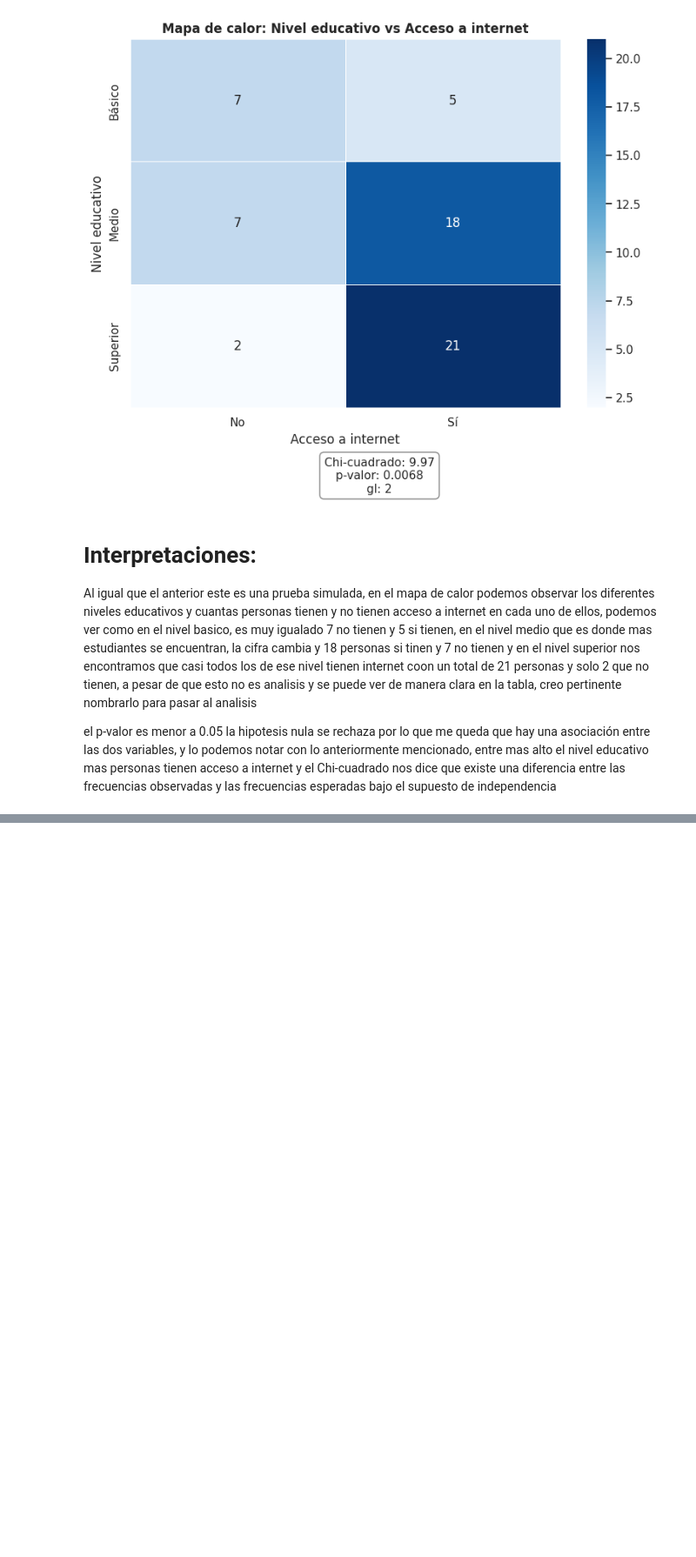
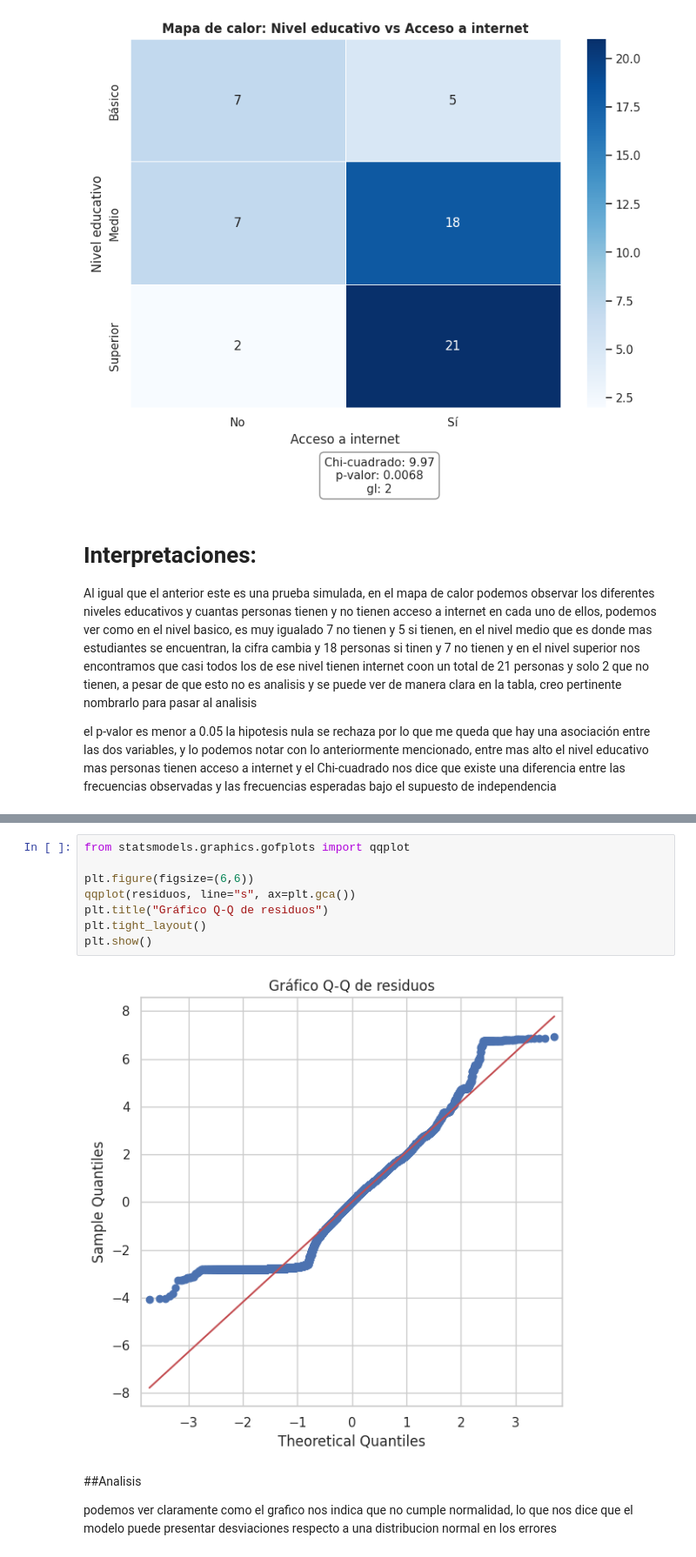
Before and after one commit to cmosquera15/Entregas-Fundamentos-de-Ciencia-de-Datos-2026.1, a Jupyter notebook: sesiones_practicas/sp_2_jose_miguel_correa_y_camilo_mosquera.ipynb, the cells around one changed output, grey strips where cells are left out. Shown at 87% size. Cells and saved outputs as stored; diff of their text form; blank space fills up the shorter version.

```diff
--- a/sesiones_practicas/sp_2_jose_miguel_correa_y_camilo_mosquera.ipynb
+++ b/sesiones_practicas/sp_2_jose_miguel_correa_y_camilo_mosquera.ipynb
@@ -401,0 +453,14 @@ el p-valor es menor a 0.05 la hipotesis nula se rechaza por lo que me queda que
+# %%
+from statsmodels.graphics.gofplots import qqplot
+
+plt.figure(figsize=(6,6))
+qqplot(residuos, line="s", ax=plt.gca())
+plt.title("Gráfico Q-Q de residuos")
+plt.tight_layout()
+plt.show()
+# %% [output]
+[figure, added]
+# %% [markdown]
+##Analisis
+
+podemos ver claramente como el grafico nos indica que no cumple normalidad, lo que nos dice que el modelo puede presentar desviaciones respecto a una distribucion normal en los errores
```
Also changed, not shown: parts of 10 cells of this notebook.
